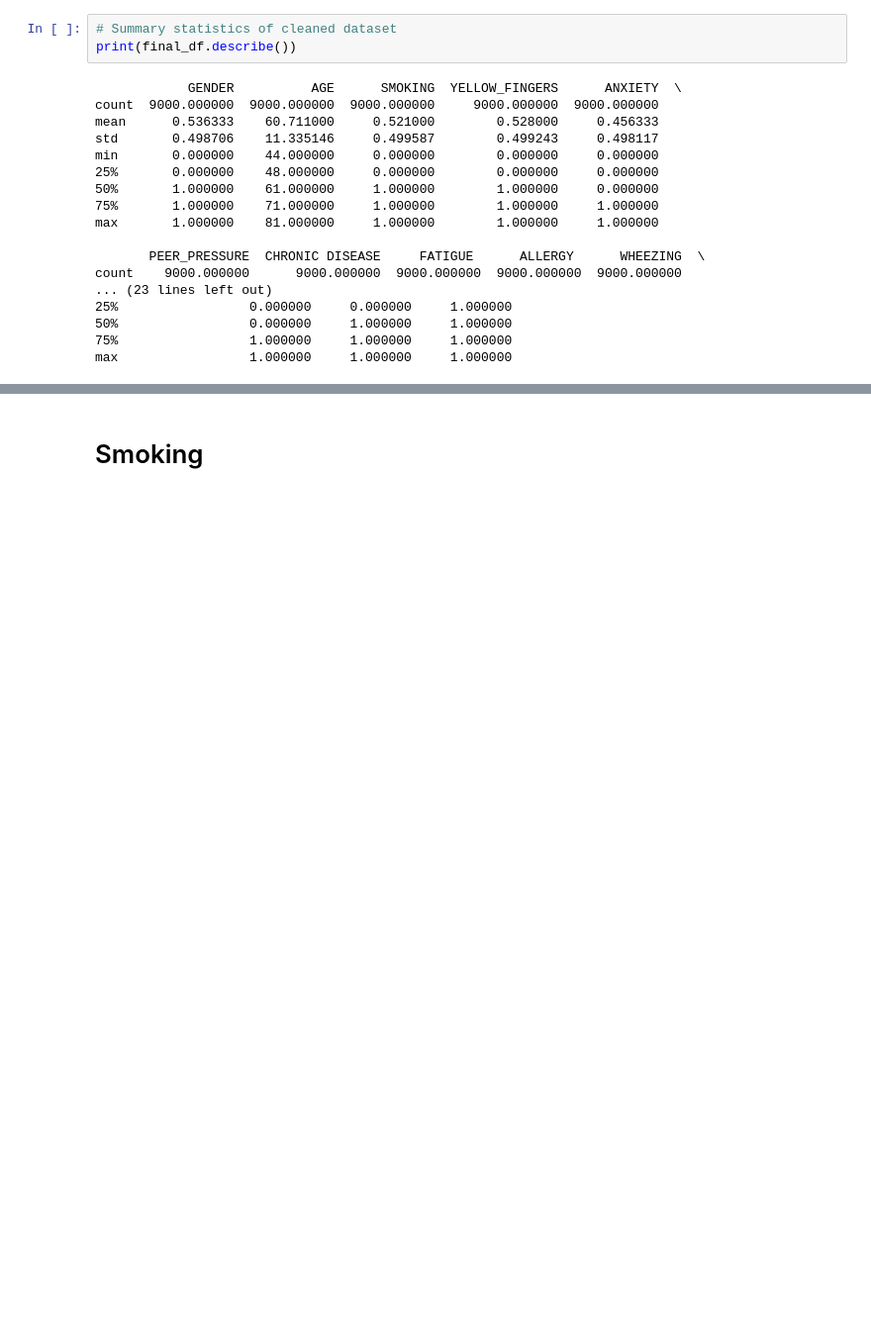
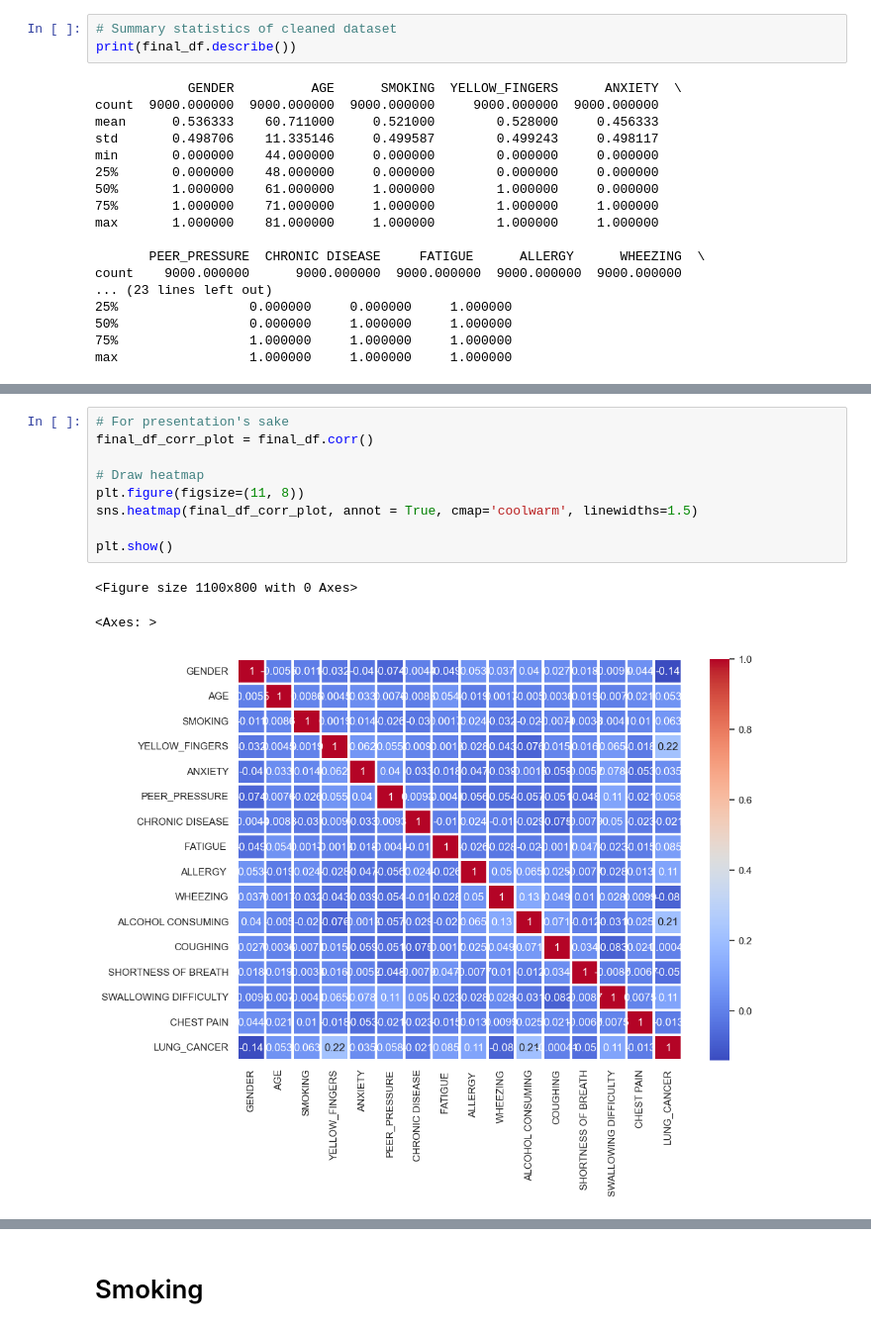
Before and after one commit to calebang/DSA312, a Jupyter notebook: Project/Project_Draft.ipynb, the cells around one changed output, grey strips where cells are left out. Shown at 99% size. Drawn from its saved outputs; the diff is of its cells as text; blank space fills up the shorter version.

```diff
--- a/Project/Project_Draft.ipynb
+++ b/Project/Project_Draft.ipynb
@@ -105,3 +128,16 @@ Text(0, 0.5, 'Frequency')
+# %%
+# For presentation's sake
+final_df_corr_plot = final_df.corr()
+
+# Draw heatmap
+plt.figure(figsize=(11, 8))
+sns.heatmap(final_df_corr_plot, annot = True, cmap='coolwarm', linewidths=1.5)
+
+plt.show()
+# %% [output]
+<Figure size 1100x800 with 0 Axes>
+<Axes: >
+[figure, added]
 # %%
 # Clustering method # DO NOT RUN
 from kmodes.kprototypes import KPrototypes
```
Also changed, not shown: parts of 22 cells of this notebook, 2 other files.
